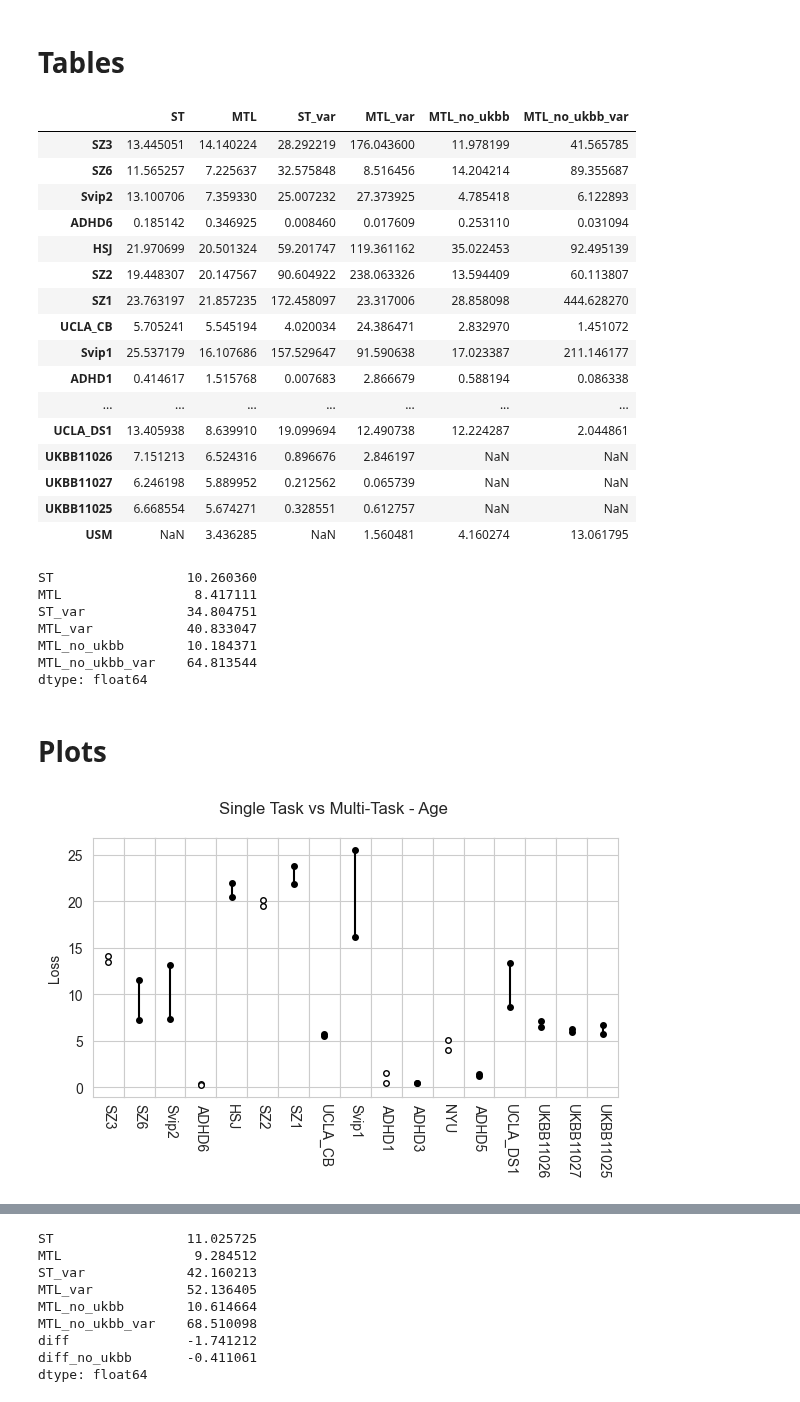
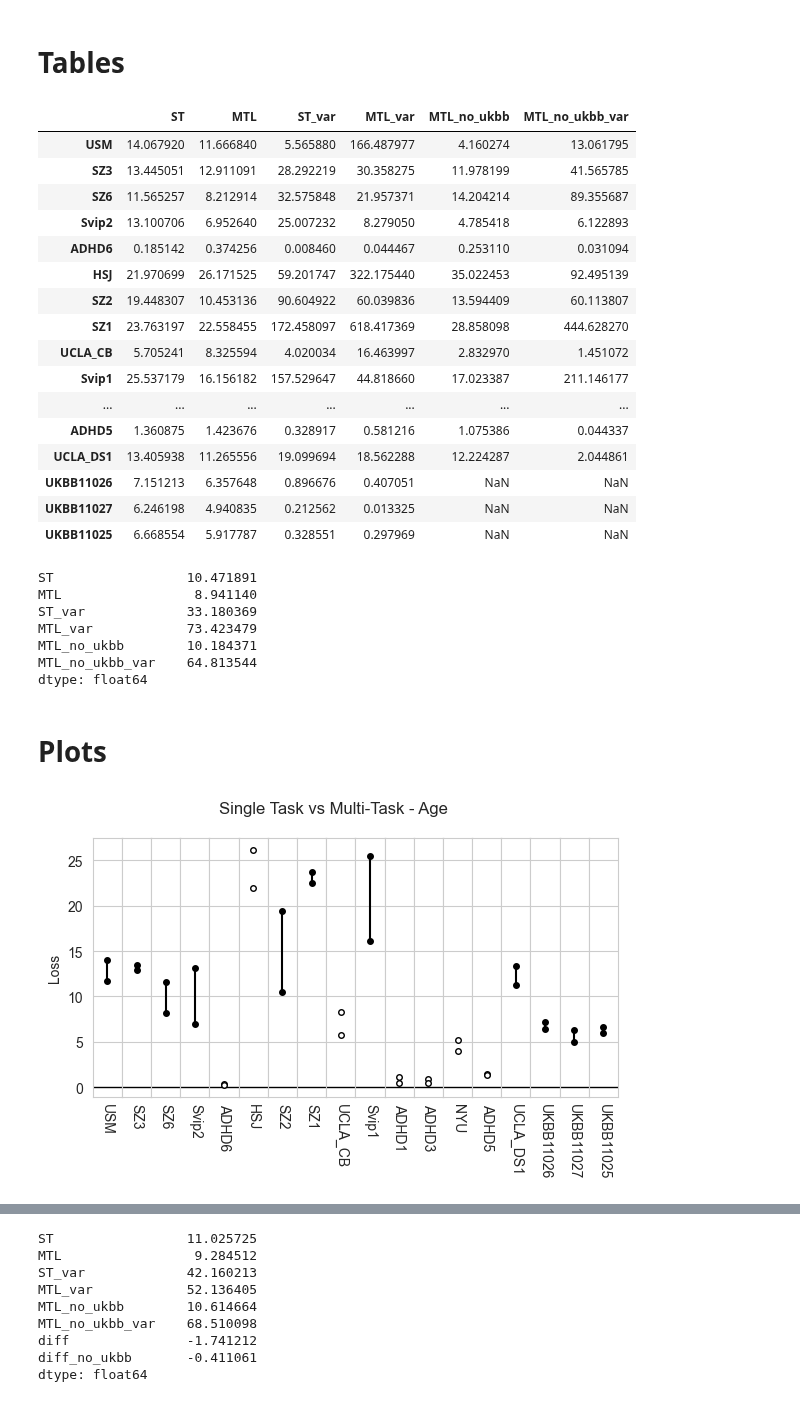
Before and after one commit to harveyaa/neuropsych_mtl, a Jupyter notebook: MTL/MTL_age_loss_plots.ipynb, the cells around one changed output, grey strips where cells are left out. Cells and saved outputs as stored; diff of their text form; code cells hidden in the pictures.

Commit message:
finesse plots

```diff
--- a/MTL/MTL_age_loss_plots.ipynb
+++ b/MTL/MTL_age_loss_plots.ipynb
@@ -21,7 +21,7 @@ import seaborn as sns
 #        'UKBB11027']
 
 # Order by n in site
-sites = [#'USM', # why this missing?
+sites = ['USM', # why this missing?
         'SZ3',
         'SZ6',
         'Svip2',
@@ -58,7 +58,7 @@ st_data = dict(zip(sites,st_data))
 # %%
 # Multi-task
 mtl_data = []
-for fold in range(4): # missing last fold
+for fold in range(5):
     p_parent = os.path.join(p_age, f"all/fold_{fold}")
     file = [f for f in os.listdir(p_parent) if f[-4:]=='.csv'][0]
     mtl_data.append(pd.read_csv(os.path.join(p_parent,file),index_col=0,header=[0,1]))
@@ -110,29 +110,29 @@ df.columns = ['ST','MTL','ST_var','MTL_var','MTL_no_ukbb','MTL_no_ukbb_var']
 df
 # %% [output]
 |  | ST | MTL | ST_var | MTL_var | MTL_no_ukbb | MTL_no_ukbb_var |
-| SZ3 | 13.445051 | 14.140224 | 28.292219 | 176.043600 | 11.978199 | 41.565785 |
-| SZ6 | 11.565257 | 7.225637 | 32.575848 | 8.516456 | 14.204214 | 89.355687 |
-| Svip2 | 13.100706 | 7.359330 | 25.007232 | 27.373925 | 4.785418 | 6.122893 |
-| ADHD6 | 0.185142 | 0.346925 | 0.008460 | 0.017609 | 0.253110 | 0.031094 |
-| HSJ | 21.970699 | 20.501324 | 59.201747 | 119.361162 | 35.022453 | 92.495139 |
-| SZ2 | 19.448307 | 20.147567 | 90.604922 | 238.063326 | 13.594409 | 60.113807 |
-| SZ1 | 23.763197 | 21.857235 | 172.458097 | 23.317006 | 28.858098 | 444.628270 |
-| UCLA_CB | 5.705241 | 5.545194 | 4.020034 | 24.386471 | 2.832970 | 1.451072 |
-| Svip1 | 25.537179 | 16.107686 | 157.529647 | 91.590638 | 17.023387 | 211.146177 |
-| ADHD1 | 0.414617 | 1.515768 | 0.007683 | 2.866679 | 0.588194 | 0.086338 |
+| USM | 14.067920 | 11.666840 | 5.565880 | 166.487977 | 4.160274 | 13.061795 |
+| SZ3 | 13.445051 | 12.911091 | 28.292219 | 30.358275 | 11.978199 | 41.565785 |
+| SZ6 | 11.565257 | 8.212914 | 32.575848 | 21.957371 | 14.204214 | 89.355687 |
+| Svip2 | 13.100706 | 6.952640 | 25.007232 | 8.279050 | 4.785418 | 6.122893 |
+| ADHD6 | 0.185142 | 0.374256 | 0.008460 | 0.044467 | 0.253110 | 0.031094 |
+| HSJ | 21.970699 | 26.171525 | 59.201747 | 322.175440 | 35.022453 | 92.495139 |
+| SZ2 | 19.448307 | 10.453136 | 90.604922 | 60.039836 | 13.594409 | 60.113807 |
+| SZ1 | 23.763197 | 22.558455 | 172.458097 | 618.417369 | 28.858098 | 444.628270 |
+| UCLA_CB | 5.705241 | 8.325594 | 4.020034 | 16.463997 | 2.832970 | 1.451072 |
+| Svip1 | 25.537179 | 16.156182 | 157.529647 | 44.818660 | 17.023387 | 211.146177 |
 | ... | ... | ... | ... | ... | ... | ... |
-| UCLA_DS1 | 13.405938 | 8.639910 | 19.099694 | 12.490738 | 12.224287 | 2.044861 |
-| UKBB11026 | 7.151213 | 6.524316 | 0.896676 | 2.846197 | NaN | NaN |
-| UKBB11027 | 6.246198 | 5.889952 | 0.212562 | 0.065739 | NaN | NaN |
-| UKBB11025 | 6.668554 | 5.674271 | 0.328551 | 0.612757 | NaN | NaN |
-| USM | NaN | 3.436285 | NaN | 1.560481 | 4.160274 | 13.061795 |
+| ADHD5 | 1.360875 | 1.423676 | 0.328917 | 0.581216 | 1.075386 | 0.044337 |
+| UCLA_DS1 | 13.405938 | 11.265556 | 19.099694 | 18.562288 | 12.224287 | 2.044861 |
+| UKBB11026 | 7.151213 | 6.357648 | 0.896676 | 0.407051 | NaN | NaN |
+| UKBB11027 | 6.246198 | 4.940835 | 0.212562 | 0.013325 | NaN | NaN |
+| UKBB11025 | 6.668554 | 5.917787 | 0.328551 | 0.297969 | NaN | NaN |
 # %%
 df.mean()
 # %% [output]
-ST                 10.260360
-MTL                 8.417111
-ST_var             34.804751
-MTL_var            40.833047
+ST                 10.471891
+MTL                 8.941140
+ST_var             33.180369
+MTL_var            73.423479
 MTL_no_ukbb        10.184371
 MTL_no_ukbb_var    64.813544
 dtype: float64
@@ -145,35 +145,40 @@ dtype: float64
 title = 'Single Task vs Multi-Task - Age'
 fig,ax = plt.subplots(1,len(sites),figsize=(6,4),sharey=True,sharex=True)
 #plt.yticks([40,50,60,70,80,90])
 sns.set_style('whitegrid')
 colors = ['black','darkorchid','red','orange','dodgerblue','forestgreen']
 
 for j,site in enumerate(sites):
     st_loss = df.loc[site]['ST']
     mtl_loss = df.loc[site]['MTL']
     # DIRECTION IS INVERTED FOR LOSS
     if st_loss < mtl_loss:
         mfc = 'white'
         ls =''
     else:
         mfc = colors[0]
         ls = '-'
 
     ax[j].plot(5,mtl_loss,marker='o',color=colors[0],ms=4,markerfacecolor=mfc)
     ax[j].plot(5,st_loss,marker='o',color=colors[0],ms=4,markerfacecolor=mfc)
     ax[j].plot((5,5),(st_loss,mtl_loss),color=colors[0],ls=ls)
     ax[j].set_xticklabels([])
     ax[j].set_xticks([])
     ax[j].set_xlabel(sites[j],rotation=270)
 
+    lines = ax[j].get_ygridlines()
+    b = lines[1]
+    b.set_color('black')
+    b.set_linewidth(1)
+    b.set_linestyle('-')
+
 ax[0].set_ylabel('Loss')
 plt.suptitle(title)
-#plt.ylim(30,100)
 plt.tight_layout()
 plt.subplots_adjust(wspace=0)
 plt.savefig(os.path.join(p_age,'figures/st_vs_mtl.png'),dpi=300)
 # %% [output]
-[figure, old version]
+[figure, new version]
 # %%
 ###############
 # CONNECTOMES #
```
Also changed, not shown: parts of 1 cell of this notebook, 2 other files.
